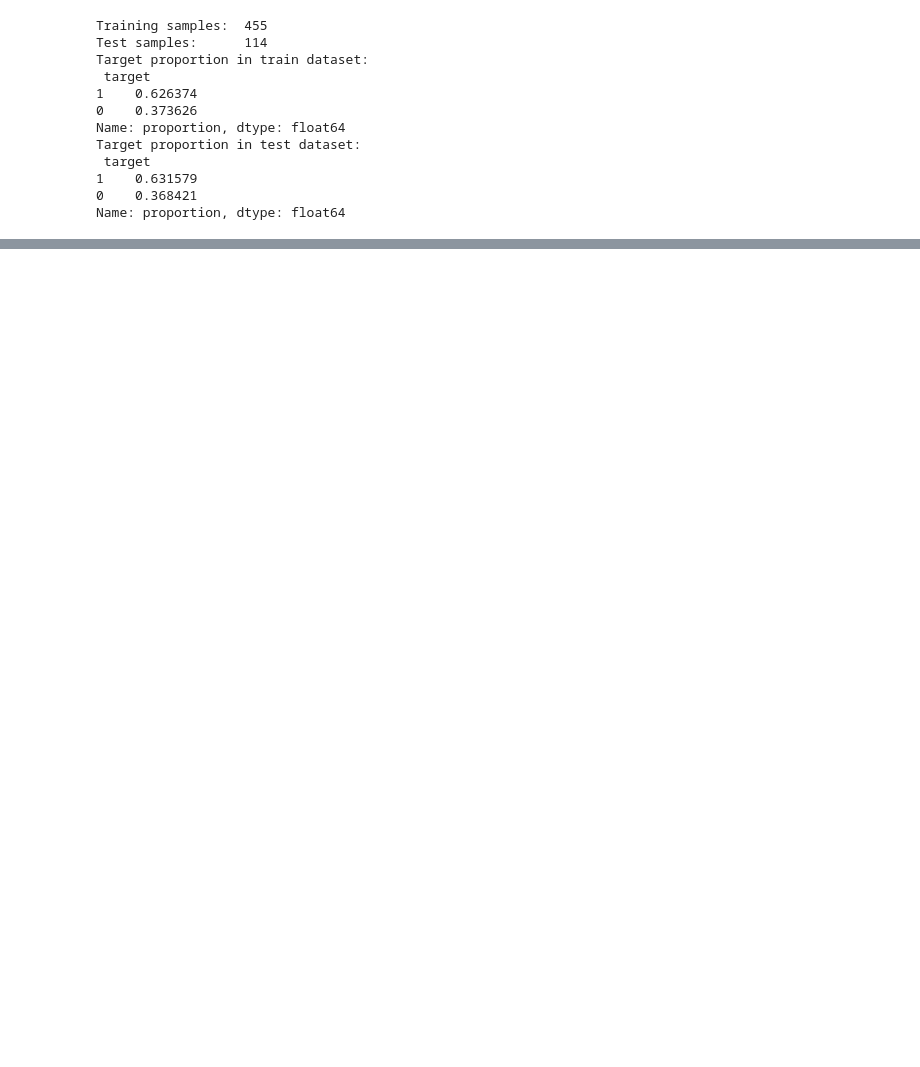
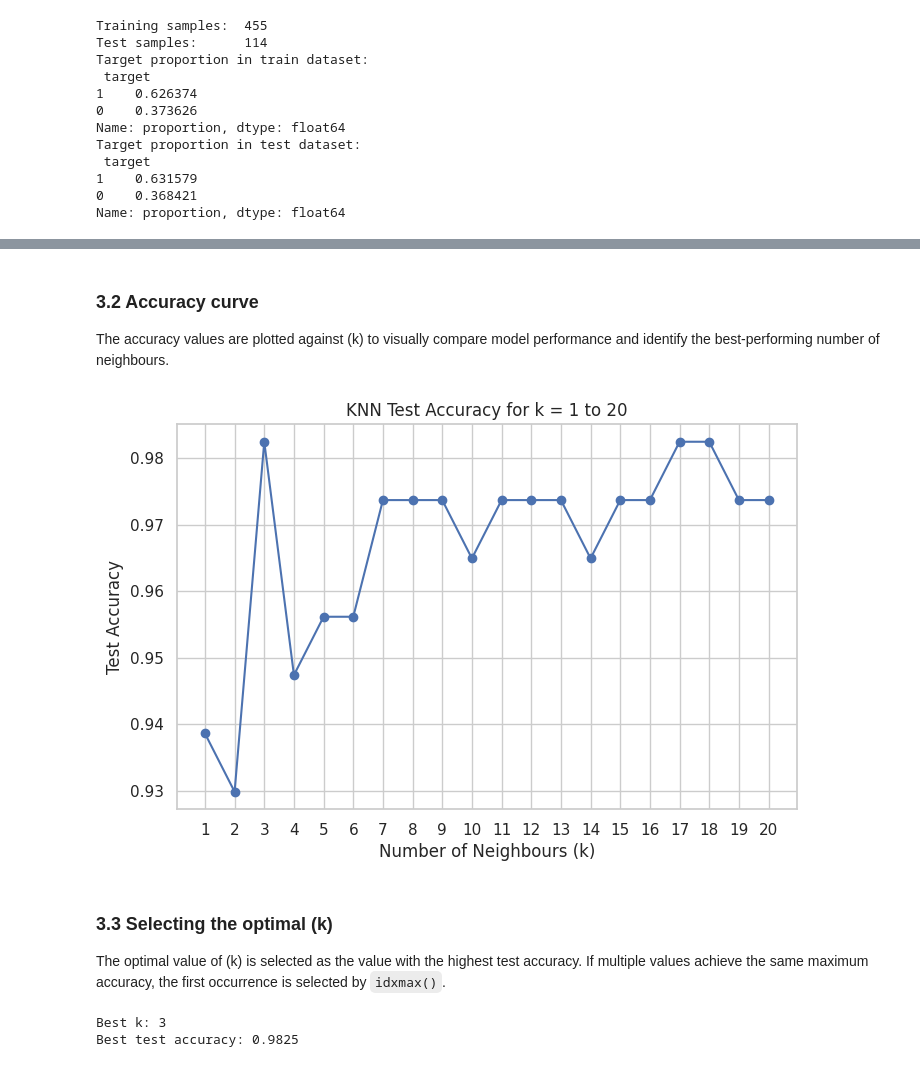
Before and after one commit to harasarahh/machine-learning-projects, a Jupyter notebook: SupervisedLearning/ML_assignment2.ipynb, the cells around one changed output, grey strips where cells are left out. Drawn from its saved outputs; the diff is of its cells as text; code cells hidden in the pictures; blank space fills up the shorter version.

```diff
--- a/SupervisedLearning/ML_assignment2.ipynb
+++ b/SupervisedLearning/ML_assignment2.ipynb
@@ -220,0 +341,45 @@ Name: proportion, dtype: float64
+# %% [markdown]
+### 3.2 Accuracy curve
+
+The accuracy values are plotted against \(k\) to visually compare model performance and identify the best-performing number of neighbours.
+# %%
+# Create the accuracy vs k plot
+plt.figure(figsize=(8, 5))
+
+plt.plot(
+    knn_results["k"],
+    knn_results["test_accuracy"],
+    marker="o"
+)
+
+# Show every k value from 1 to 20 on the x-axis
+plt.xticks(range(1, 21))
+
+# Add clear axis labels and title
+plt.xlabel("Number of Neighbours (k)")
+plt.ylabel("Test Accuracy")
+plt.title("KNN Test Accuracy for k = 1 to 20")
+
+# Add grid for readability
+plt.grid(True)
+
+plt.show()
+# %% [output]
+[figure, added]
+# %% [markdown]
+### 3.3 Selecting the optimal \(k\)
+
+The optimal value of \(k\) is selected as the value with the highest test accuracy. If multiple values achieve the same maximum accuracy, the first occurrence is selected by `idxmax()`.
+# %%
+# Find the row index with the highest test accuracy
+best_index = knn_results["test_accuracy"].idxmax()
+
+# Extract the corresponding k value and accuracy
+best_k = int(knn_results.loc[best_index, "k"])
+best_knn_accuracy = knn_results.loc[best_index, "test_accuracy"]
+
+print(f"Best k: {best_k}")
+print(f"Best test accuracy: {best_knn_accuracy:.4f}")
+# %% [output]
+Best k: 3
+Best test accuracy: 0.9825
```
Also changed, not shown: parts of 76 cells of this notebook.
